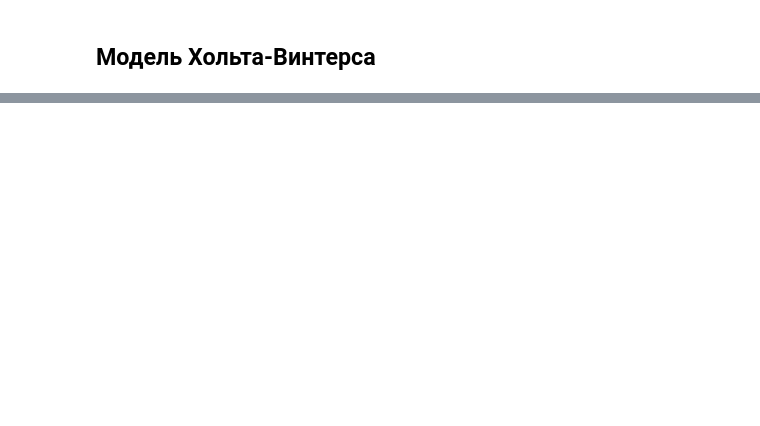
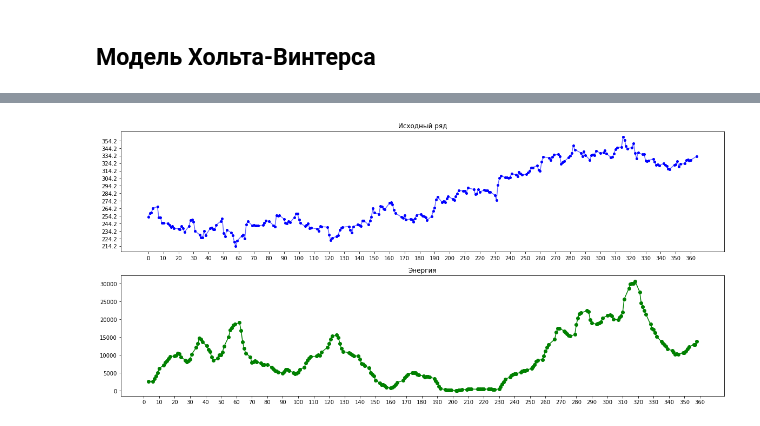
Before and after one commit to ZvarykinM/LabyTimeSeries, a Jupyter notebook: LabyTimeRows_Laba2.ipynb, the cells around one changed output, grey strips where cells are left out. Cells and saved outputs as stored; diff of their text form; code cells hidden in the pictures; blank space fills up the shorter version.

```diff
--- a/LabyTimeRows_Laba2.ipynb
+++ b/LabyTimeRows_Laba2.ipynb
@@ -54,0 +64,14 @@ plt.subplot(2, 1, 2);
+# %%
+def energy_functional(series, delta):
+    energy_value = []
+    mean_of_series = series.mean()
+    for i in range(delta, len(series) - delta):
+        energy_value.append(np.array([(series[j] - mean_of_series) ** 2 for j in range(i - delta, i + delta)]).sum())
+    return energy_value
+
+delta = 3
+energy_for_cur_series = energy_functional(np.array(sales['Close']), delta)
+new_days = [sales['Day'][i] for i in range(delta, len(np.array(sales['Close'])) - delta)]
+make_plot(sales['Close'], energy_for_cur_series, sales['Day'], new_days, 'Энергия')
+# %% [output]
+[figure, added]
```
Also changed, not shown: parts of 12 cells of this notebook.
